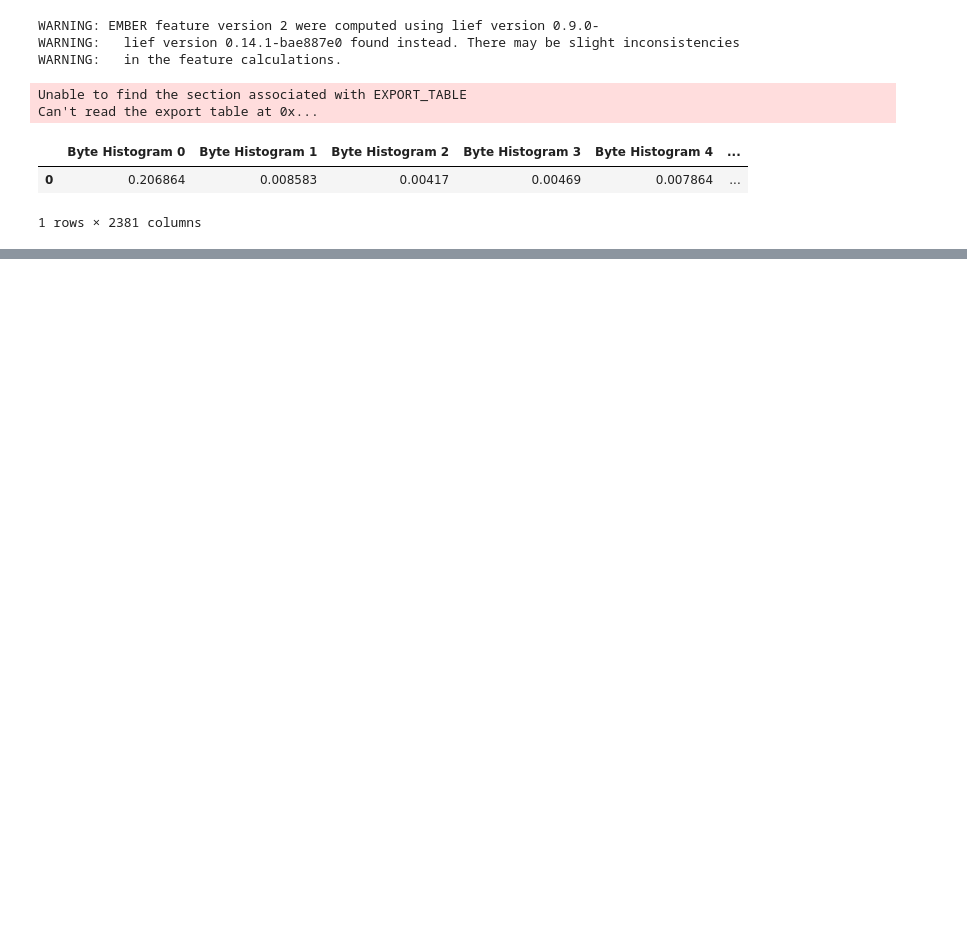
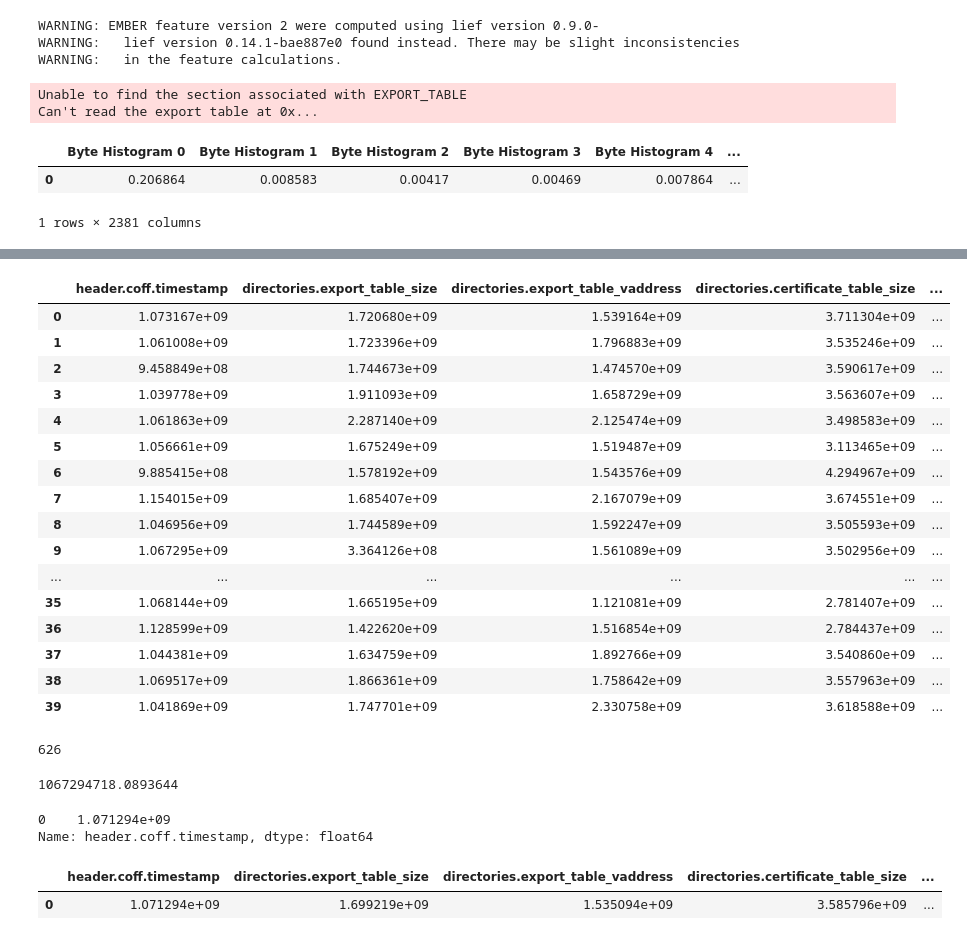
Before and after one commit to Septillion24/torment-nexus, a Jupyter notebook: notebooks/classify-binary-2.ipynb, the cells around one changed output, grey strips where cells are left out. Cells and saved outputs as stored; diff of their text form; code cells hidden in the pictures; blank space fills up the shorter version.

```diff
--- a/notebooks/classify-binary-2.ipynb
+++ b/notebooks/classify-binary-2.ipynb
@@ -96,13 +96,24 @@ def objective_function(df):
 
 df = get_dataframe(get_vectors(binary_location))
 
-num_particles = 30
-num_iterations = 100
+num_particles = 40
+num_iterations = 30
 dim = df.shape[1]
-c1 = c2 = 1.49445
-w = 0.729
-boundsdict = {"header.coff.timestamp": (0, 0xFFFFFFFF), "directories.certificate_table_size": (0,0xFFFFFFFF)}
-changeable_str = ["header.coff.timestamp", "directories.certificate_table_size"]
+c1 = c2 = 1.4
+w = 0.7
+boundsdict = {"header.coff.timestamp": (0, 0xFFFFFFFF),
+              "directories.certificate_table_size": (0,0xFFFFFFFF),
+              "directories.debug_vaddress":(0,0xFFFFFFFF),
+              "directories.certificate_table_vaddress": (0,0xFFFFFFFF),
+              "directories.export_table_vaddress":(0,0xFFFFFFFF),
+              "directories.export_table_size":(0,0xFFFFFFFF),
+              }
+changeable_str = ["header.coff.timestamp",
+                  "directories.certificate_table_size",
+                  "directories.debug_vaddress",
+                  "directories.certificate_table_vaddress",
+                  "directories.export_table_vaddress",
+                  "directories.export_table_size"]
 bounds = []
 changeable = []
 for index,feature in enumerate(df):
@@ -133,7 +144,7 @@ for iteration in range(num_iterations):
             personal_best_positions[i] = particles[i]
 
     global_best_position = personal_best_positions[np.argmin(personal_best_scores)]
-    print(f"Score so far: {global_best_position}, iteration #{iteration+1}")
+    print(f"Score so far: {min(personal_best_scores)}, iteration #{iteration+1}")
 
 print("Best position:", global_best_position)
 print("Best score:", objective_function(global_best_position))
@@ -155,0 +174,43 @@ for index,feature in enumerate(df):
+# %%
+particledf = pd.DataFrame(particles)
+particledf.columns = get_feature_names()
+# %%
+
+particledf.iloc[:,changeable]
+# %% [output]
+|  | header.coff.timestamp | directories.export_table_size | directories.export_table_vaddress | directories.certificate_table_size | ... |
+| 0 | 1.073167e+09 | 1.720680e+09 | 1.539164e+09 | 3.711304e+09 | ... |
+| 1 | 1.061008e+09 | 1.723396e+09 | 1.796883e+09 | 3.535246e+09 | ... |
+| 2 | 9.458849e+08 | 1.744673e+09 | 1.474570e+09 | 3.590617e+09 | ... |
+| 3 | 1.039778e+09 | 1.911093e+09 | 1.658729e+09 | 3.563607e+09 | ... |
+| 4 | 1.061863e+09 | 2.287140e+09 | 2.125474e+09 | 3.498583e+09 | ... |
+| 5 | 1.056661e+09 | 1.675249e+09 | 1.519487e+09 | 3.113465e+09 | ... |
+| 6 | 9.885415e+08 | 1.578192e+09 | 1.543576e+09 | 4.294967e+09 | ... |
+| 7 | 1.154015e+09 | 1.685407e+09 | 2.167079e+09 | 3.674551e+09 | ... |
+| 8 | 1.046956e+09 | 1.744589e+09 | 1.592247e+09 | 3.505593e+09 | ... |
+| 9 | 1.067295e+09 | 3.364126e+08 | 1.561089e+09 | 3.502956e+09 | ... |
+| ... | ... | ... | ... | ... | ... |
+| 35 | 1.068144e+09 | 1.665195e+09 | 1.121081e+09 | 2.781407e+09 | ... |
+| 36 | 1.128599e+09 | 1.422620e+09 | 1.516854e+09 | 2.784437e+09 | ... |
+| 37 | 1.044381e+09 | 1.634759e+09 | 1.892766e+09 | 3.540860e+09 | ... |
+| 38 | 1.069517e+09 | 1.866361e+09 | 1.758642e+09 | 3.557963e+09 | ... |
+| 39 | 1.041869e+09 | 1.747701e+09 | 2.330758e+09 | 3.618588e+09 | ... |
+# %%
+particledf.columns.get_loc("header.coff.timestamp")
+# %% [output]
+626
+# %%
+particledf["header.coff.timestamp"][9]
+# %% [output]
+1067294718.0893644
+# %%
+bestpositiondf = pd.DataFrame(global_best_position).T
+bestpositiondf.columns = get_feature_names()
+# %% [output]
+0    1.071294e+09
+Name: header.coff.timestamp, dtype: float64
+# %%
+bestpositiondf.iloc[:,changeable]
+# %% [output]
+|  | header.coff.timestamp | directories.export_table_size | directories.export_table_vaddress | directories.certificate_table_size | ... |
+| 0 | 1.071294e+09 | 1.699219e+09 | 1.535094e+09 | 3.585796e+09 | ... |
```
Also changed, not shown: parts of 2 cells of this notebook, 1 other file.
